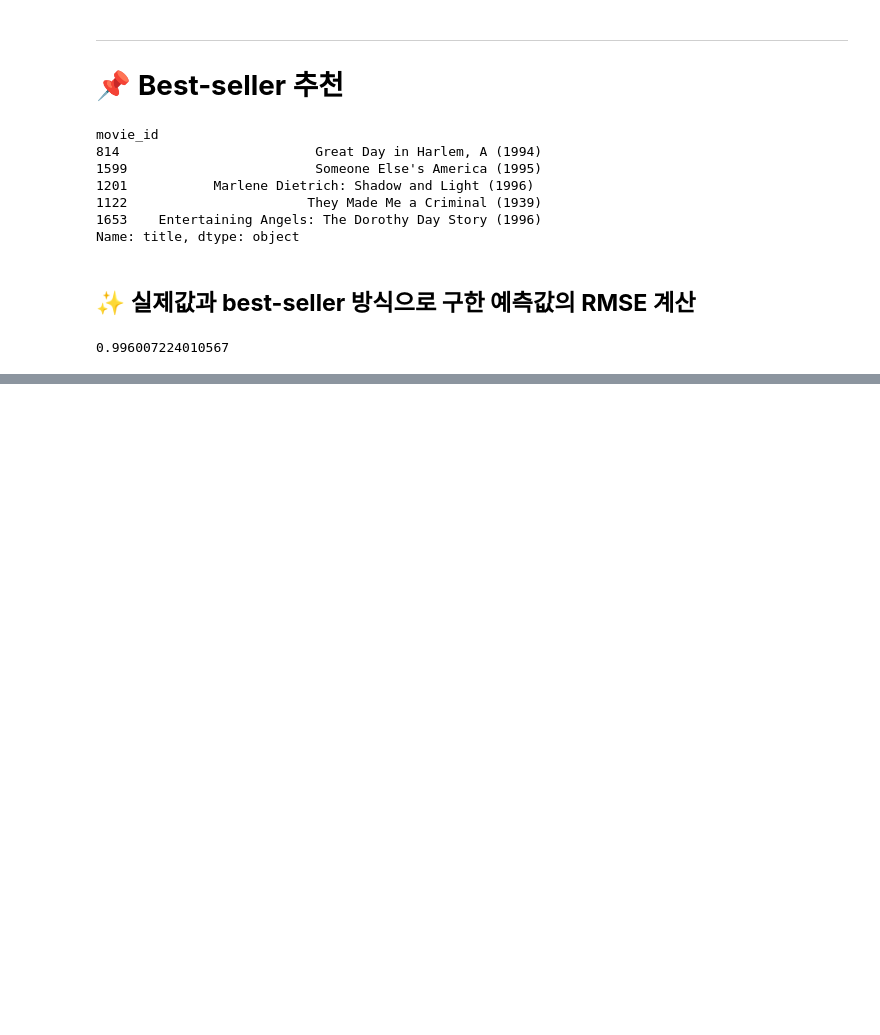
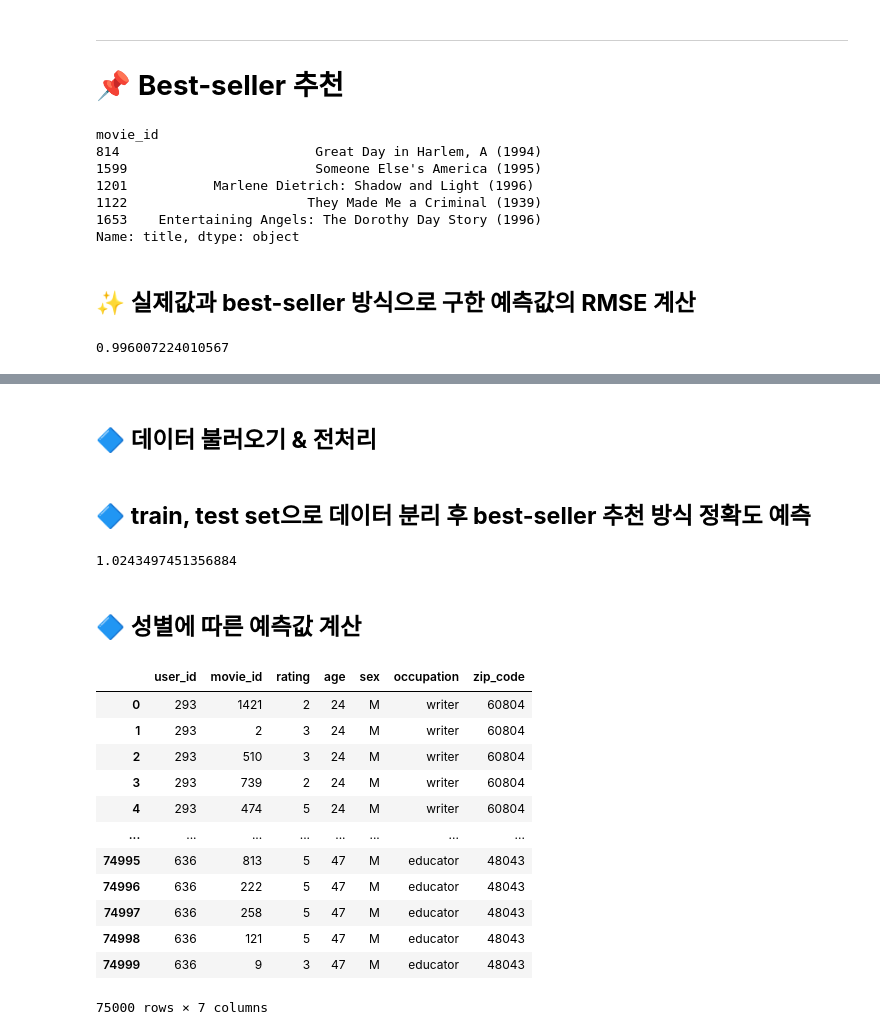
Before and after one commit to soaeng/recomSys, a Jupyter notebook: DataFrame.ipynb, the cells around one changed output, grey strips where cells are left out. Drawn from its saved outputs; the diff is of its cells as text; code cells hidden in the pictures; blank space fills up the shorter version.

```diff
--- a/DataFrame.ipynb
+++ b/DataFrame.ipynb
@@ -107,0 +110,2 @@ print(np.mean(rmse))
+# %% [markdown]
+## 🔷 **데이터 불러오기 & 전처리**
@@ -107,0 +134,55 @@ print(np.mean(rmse))
+# %% [markdown]
+## 🔷 **train, test set으로 데이터 분리 후 best-seller 추천 방식 정확도 예측**
+# %%
+from sklearn.model_selection import train_test_split
+
+# 데이터 train, test set 분리
+x = ratings.copy()
+y = ratings['user_id']
+
+x_train, x_test, y_train, y_test = train_test_split(x, y, test_size = 0.25, stratify = y)
+x_train.set_index('user_id')
+
+# 정확도(RMSE) 계산
+def RMSE(y_true, y_pred):
+  return np.sqrt(np.mean((np.array(y_true) - np.array(y_pred)) ** 2))
+
+# 모델별 RMSE 계산
+def score(model):
+  id_pairs = zip(x_test['user_id'], x_test['movie_id'])
+  y_pred = np.array([model(user, movie) for (user, movie) in id_pairs])
+  y_true = np.array(x_test['rating'])
+  return RMSE(y_true, y_pred)
+
+# best seller 함수를 이용한 정확도 계산
+train_mean = x_train.groupby(['movie_id'])['rating'].mean()
+
+def best_seller(user_id, movie_id):
+  try:
+    rating = train_mean[movie_id]
+  except:
+    rating = 3.0
+  return rating
+
+score(best_seller)
+# %% [output]
+1.0243497451356884
+# %% [markdown]
+## 🔷 **성별에 따른 예측값 계산**
+# %%
+merged_ratings = pd.merge(x_train, users, on = 'user_id')
+merged_ratings
+# %% [output]
+|  | user_id | movie_id | rating | age | sex | occupation | zip_code |
+| 0 | 293 | 1421 | 2 | 24 | M | writer | 60804 |
+| 1 | 293 | 2 | 3 | 24 | M | writer | 60804 |
+| 2 | 293 | 510 | 3 | 24 | M | writer | 60804 |
+| 3 | 293 | 739 | 2 | 24 | M | writer | 60804 |
+| 4 | 293 | 474 | 5 | 24 | M | writer | 60804 |
+| ... | ... | ... | ... | ... | ... | ... | ... |
+| 74995 | 636 | 813 | 5 | 47 | M | educator | 48043 |
+| 74996 | 636 | 222 | 5 | 47 | M | educator | 48043 |
+| 74997 | 636 | 258 | 5 | 47 | M | educator | 48043 |
+| 74998 | 636 | 121 | 5 | 47 | M | educator | 48043 |
+| 74999 | 636 | 9 | 3 | 47 | M | educator | 48043 |
+75000 rows × 7 columns
```
Also changed, not shown: parts of 6 cells of this notebook.
